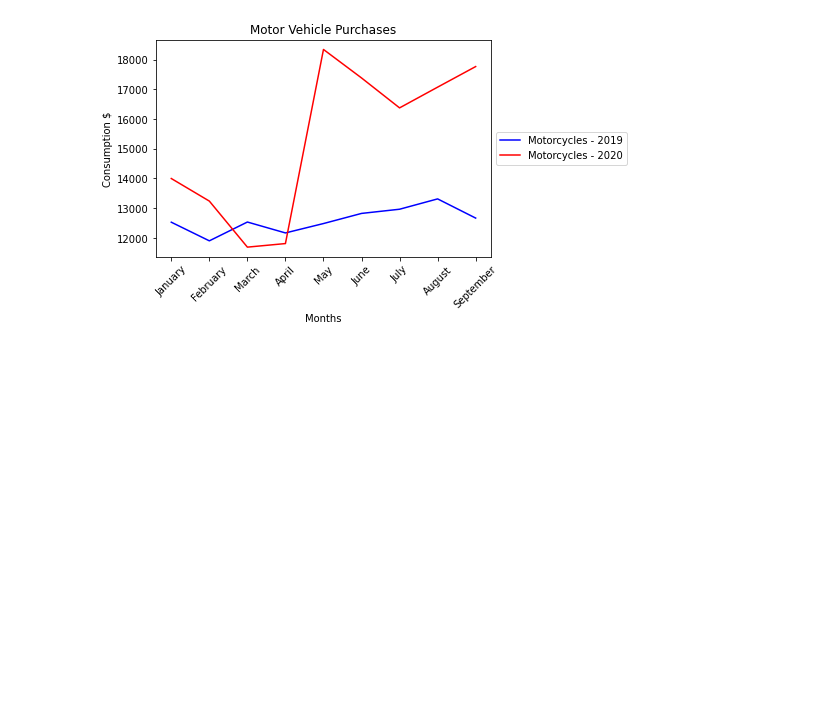
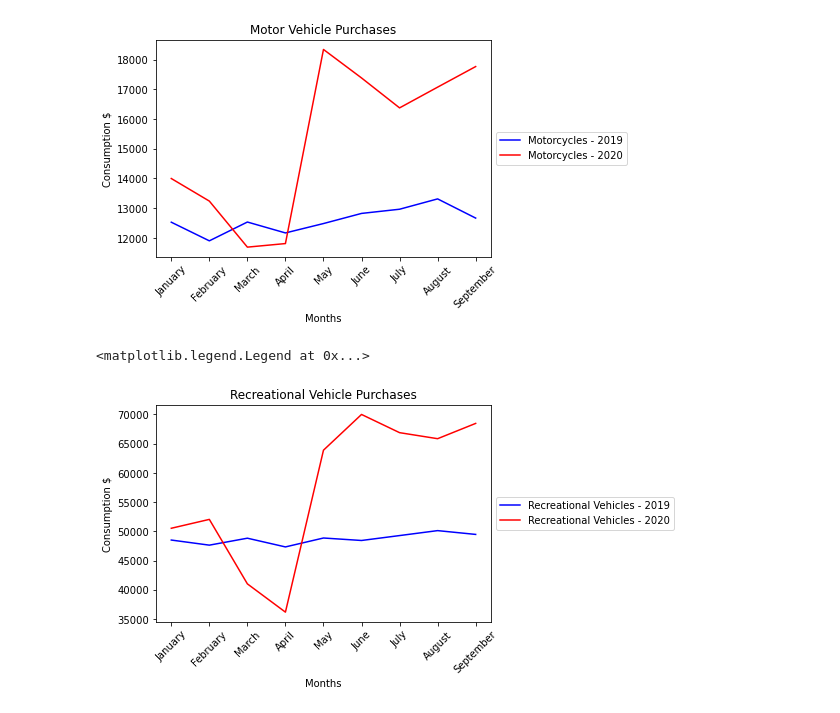
Before and after one commit to staceywai/bootcamp-project, a Jupyter notebook: Siara-Analysis.ipynb, the cells around one changed output. Saved outputs shown, nothing was run; the diff lists cells and outputs as text; code cells hidden in the pictures; blank space fills up the shorter version.

```diff
--- a/Siara-Analysis.ipynb
+++ b/Siara-Analysis.ipynb
@@ -183,3 +181,15 @@ plt.legend(loc='center left', bbox_to_anchor=(1.0, 0.5))
 # %% [output]
 <matplotlib.legend.Legend at 0x...>
 [figure]
+# %%
+plt.plot(x_values, dur_data19.loc['Pleasure boats, aircraft, and other recreational vehicles',:], color='blue', label='Recreational Vehicles - 2019')
+plt.plot(x_values, dur_data20.loc['Pleasure boats, aircraft, and other recreational vehicles',:], color='red', label='Recreational Vehicles - 2020')
+
+plt.xlabel('Months')
+plt.ylabel('Consumption $')
+plt.title('Recreational Vehicle Purchases')
+plt.xticks(rotation=45)
+plt.legend(loc='center left', bbox_to_anchor=(1.0, 0.5))
+# %% [output]
+<matplotlib.legend.Legend at 0x...>
+[figure, added]
```
Also changed, not shown: parts of 3 cells of this notebook.
